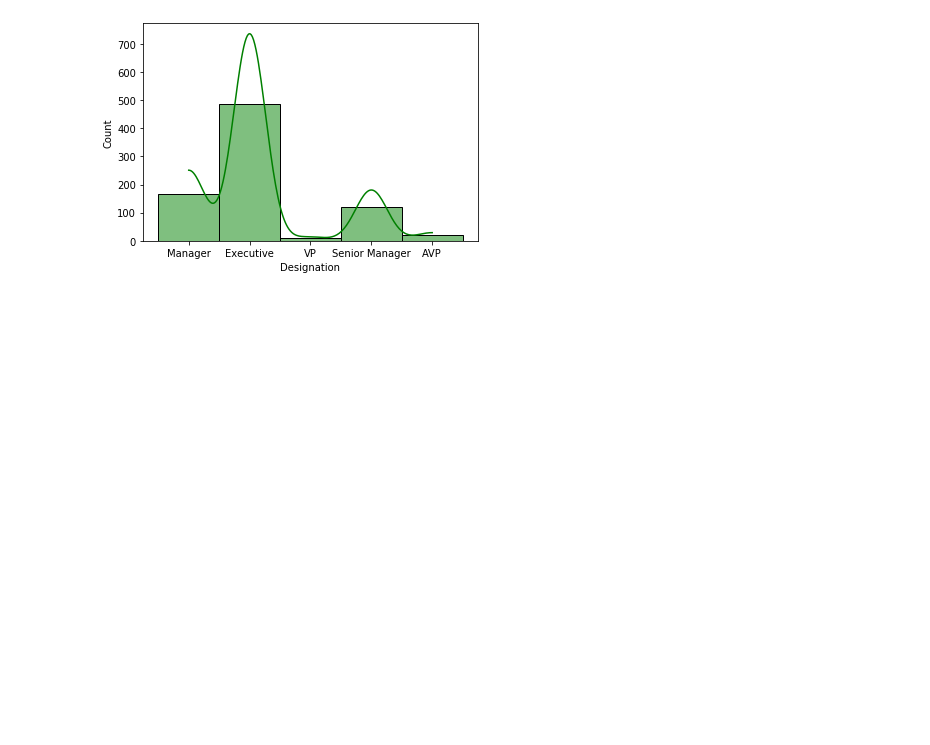
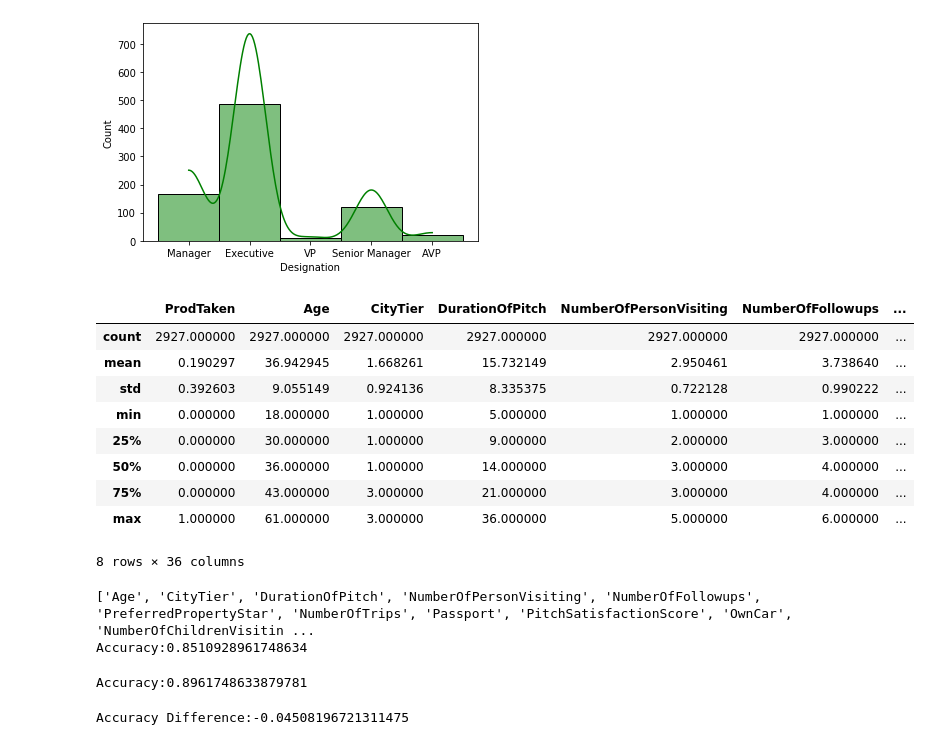
Before and after one commit to KyLarson-Research/tourism, a Jupyter notebook: tourism.ipynb, the cells around one changed output. Cells and saved outputs as stored; diff of their text form; code cells hidden in the pictures; blank space fills up the shorter version.

Commit message:
Added Decision Tree and RFR

```diff
--- a/tourism.ipynb
+++ b/tourism.ipynb
@@ -700,2 +709,60 @@ sns.histplot(cat_prodtaken_y['Designation'], kde=True, color='g')
+# %%
+wout_DoP_outliers.describe()
+# %% [output]
+|  | ProdTaken | Age | CityTier | DurationOfPitch | NumberOfPersonVisiting | NumberOfFollowups | ... |
+| count | 2927.000000 | 2927.000000 | 2927.000000 | 2927.000000 | 2927.000000 | 2927.000000 | ... |
+| mean | 0.190297 | 36.942945 | 1.668261 | 15.732149 | 2.950461 | 3.738640 | ... |
+| std | 0.392603 | 9.055149 | 0.924136 | 8.335375 | 0.722128 | 0.990222 | ... |
+| min | 0.000000 | 18.000000 | 1.000000 | 5.000000 | 1.000000 | 1.000000 | ... |
+| 25% | 0.000000 | 30.000000 | 1.000000 | 9.000000 | 2.000000 | 3.000000 | ... |
+| 50% | 0.000000 | 36.000000 | 1.000000 | 14.000000 | 3.000000 | 4.000000 | ... |
+| 75% | 0.000000 | 43.000000 | 3.000000 | 21.000000 | 3.000000 | 4.000000 | ... |
+| max | 1.000000 | 61.000000 | 3.000000 | 36.000000 | 5.000000 | 6.000000 | ... |
+8 rows × 36 columns
+# %%
+#DECISION TREE
+#Pull all columns excetp the response
+tourism_cols_dt = wout_DoP_outliers.columns.tolist()
+tourism_cols_dt.remove('ProdTaken')
+print(tourism_cols_dt)
+
+X = wout_DoP_outliers[tourism_cols_dt]
+y = wout_DoP_outliers['ProdTaken']
+
+X_train, X_val, y_train, y_val= train_test_split(X, y,random_state = 0)
+
+#Using similar Decision Tree from the Tree sublibray of Sk Learn
+dTree = DecisionTreeClassifier(criterion = 'gini', random_state=1)
+
+#same as before
+dTree.fit(X_train, y_train)
+dTreePreds = dTree.predict(X_val)
+accuracy_dt = accuracy_score(y_val, dTreePreds)
+# Accuracy seems to be 1 - Mean Absolute Error which was 0.02
+print("Accuracy:"+str(accuracy_dt))
+# %% [output]
+['Age', 'CityTier', 'DurationOfPitch', 'NumberOfPersonVisiting', 'NumberOfFollowups', 'PreferredPropertyStar', 'NumberOfTrips', 'Passport', 'PitchSatisfactionScore', 'OwnCar', 'NumberOfChildrenVisitin ...
+Accuracy:0.8510928961748634
+# %%
+#RANDOM FORREST
+#Fitting the model
+rf_estimator = RandomForestClassifier(random_state=1)
+rf_estimator.fit(X_train,y_train)
+rfPreds = rf_estimator.predict(X_val)
+#Calculating different metrics
+#get_metrics_score(rf_estimator)
+
+accuracy_rfr = accuracy_score(y_val, rfPreds)
+# Accuracy seems to be 1 - Mean Absolute Error
+print("Accuracy:"+str(accuracy_rfr))
+
+#Creating confusion matrix
+#make_confusion_matrix(rf_estimator,y_test)
+# %% [output]
+Accuracy:0.8961748633879781
+# %%
+print("Accuracy Difference:"+str(accuracy_dt - accuracy_rfr))
+# %% [output]
+Accuracy Difference:-0.04508196721311475
 # %%
 #BAGGING CLASSIFIER
```
Also changed, not shown: parts of 5 cells of this notebook.
